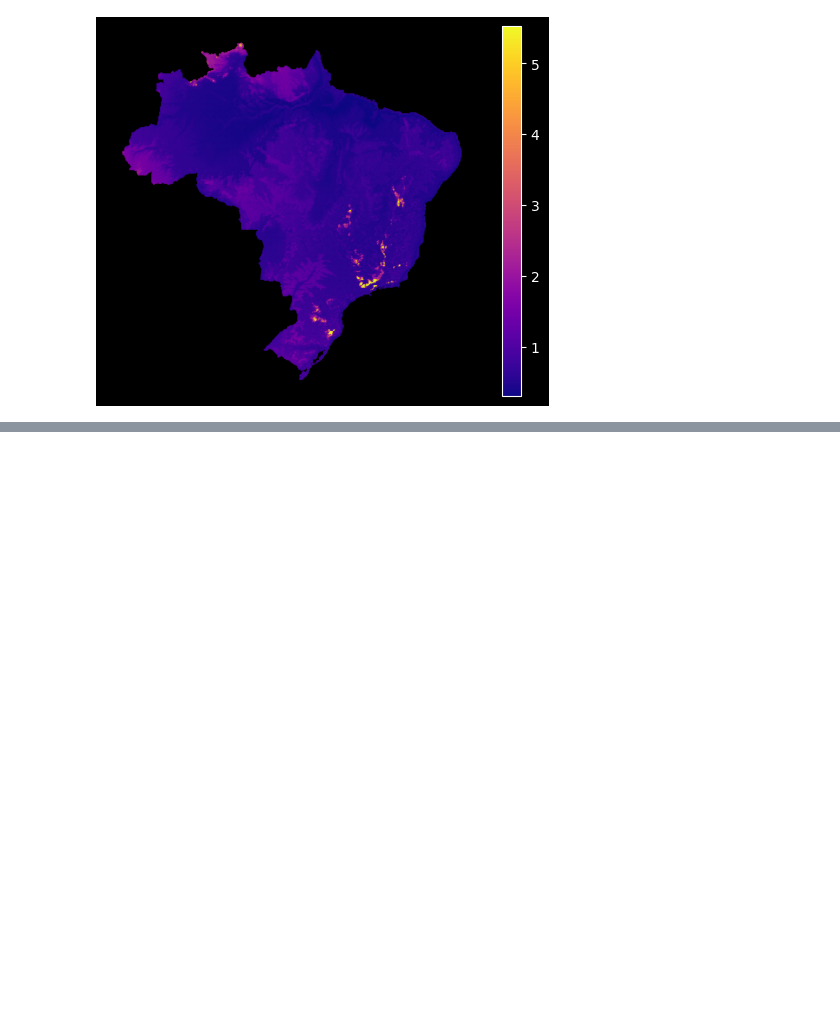
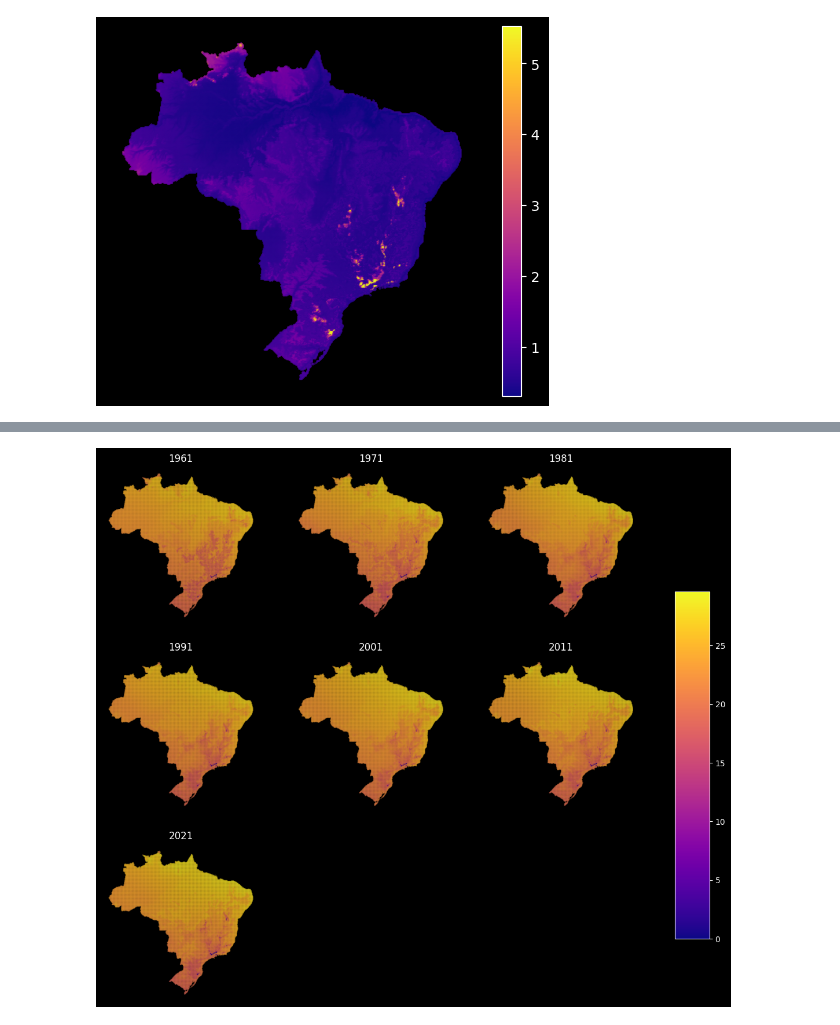
Before and after one commit to ggarciapato/temperatura, a Jupyter notebook: ipynb/explore.ipynb, the cells around one changed output, grey strips where cells are left out. Cells and saved outputs as stored; diff of their text form; code cells hidden in the pictures; blank space fills up the shorter version.

```diff
--- a/ipynb/explore.ipynb
+++ b/ipynb/explore.ipynb
@@ -238,0 +243,53 @@ years_pd.to_csv('data/yearly_estimates.csv', index=True)
+# %%
+plt.rcParams['figure.figsize'] = (12, 12)
+fig, axs = plt.subplots(nrows=3, ncols=3)
+
+cmap = 'plasma'
+
+for ax in axs.flat:
+    ax.set_axis_off()
+
+cols = [col for col in years_pd.columns if 'estimate' in col and col.endswith('1')]
+
+vmin = np.amin(years_pd[cols].to_numpy().reshape(-1))
+vmax = np.amax(years_pd[cols].to_numpy().reshape(-1))
+
+for ax, col in zip(axs.flat, cols):
+    df = years_pd[col]
+    df = df.reset_index()
+    gdf = gp.GeoDataFrame(
+        df,
+        geometry=gp.points_from_xy(
+            x=df.vl_longitude,
+            y=df.vl_latitude
+        )
+    )
+    ax.set_axis_on()
+
+    ax = gdf.plot(
+        column=col,
+        cmap=cmap,
+        vmin=vmin,
+        vmax=vmax,
+        ax=ax,
+        legend=False,
+        markersize=.01
+    )
+
+    ax.axis('off')
+    ax.set_title(col.split('_')[-1])
+
+scalar_map = mpl.cm.ScalarMappable(
+    norm=colors.Normalize(vmin, vmax),
+    cmap=cmap
+)
+
+fig.subplots_adjust(right=0.9)
+cbar_ax = fig.add_axes([0.95, 0.20, 0.05, 0.5])
+
+plt.colorbar(scalar_map, cax=cbar_ax)
+
+plt.savefig('out/years_estimates_by_decade.png')
+# plt.close()
+# %% [output]
+[figure, added]
```
Also changed, not shown: parts of 13 cells of this notebook, 4 other files.
